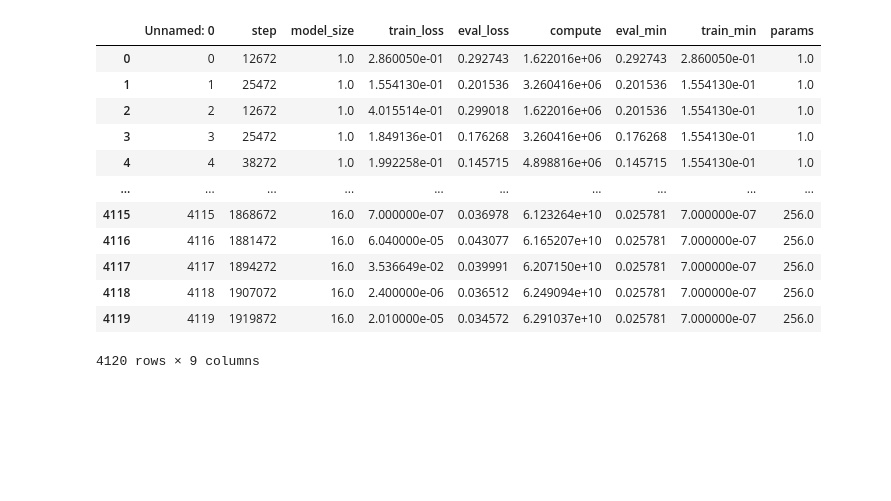
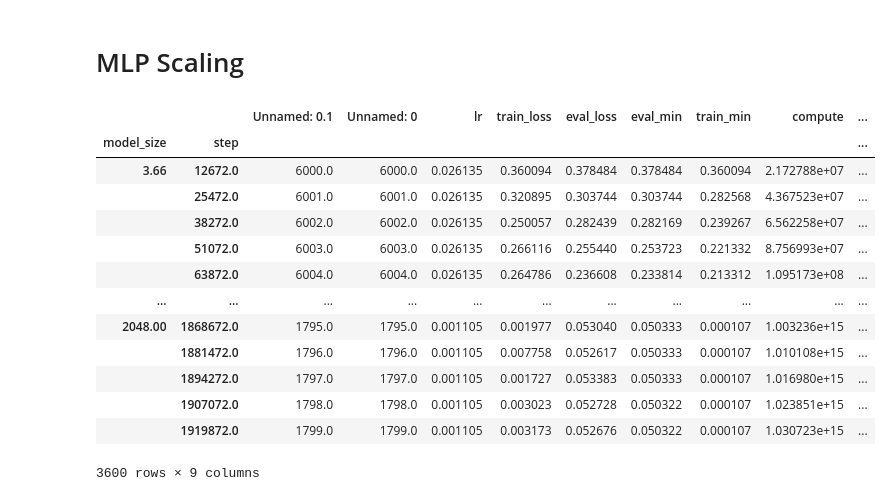
Before and after one commit to igm503/Deep-Learning-Replications-and-Experiments, a Jupyter notebook: Scaling Laws/visualize.ipynb, the cells around one changed output. Saved outputs shown, nothing was run; the diff lists cells and outputs as text; code cells hidden in the pictures; blank space fills up the shorter version.

```diff
--- a/Scaling Laws/visualize.ipynb
+++ b/Scaling Laws/visualize.ipynb
@@ -2,21 +2,27 @@
 import matplotlib.pyplot as plt
 import seaborn as sns
 import pandas as pd
-from training_utils import add_vars
-
-
-scaling_data = pd.read_csv('complete_scaling_data.csv')
+import numpy as np
+from sklearn.linear_model import LinearRegression
-# %% [output]
-|  | Unnamed: 0 | step | model_size | train_loss | eval_loss | compute | eval_min | train_min | params |
-| 0 | 0 | 12672 | 1.0 | 2.860050e-01 | 0.292743 | 1.622016e+06 | 0.292743 | 2.860050e-01 | 1.0 |
-| 1 | 1 | 25472 | 1.0 | 1.554130e-01 | 0.201536 | 3.260416e+06 | 0.201536 | 1.554130e-01 | 1.0 |
-| 2 | 2 | 12672 | 1.0 | 4.015514e-01 | 0.299018 | 1.622016e+06 | 0.201536 | 1.554130e-01 | 1.0 |
-| 3 | 3 | 25472 | 1.0 | 1.849136e-01 | 0.176268 | 3.260416e+06 | 0.176268 | 1.554130e-01 | 1.0 |
-| 4 | 4 | 38272 | 1.0 | 1.992258e-01 | 0.145715 | 4.898816e+06 | 0.145715 | 1.554130e-01 | 1.0 |
-| ... | ... | ... | ... | ... | ... | ... | ... | ... | ... |
-| 4115 | 4115 | 1868672 | 16.0 | 7.000000e-07 | 0.036978 | 6.123264e+10 | 0.025781 | 7.000000e-07 | 256.0 |
-| 4116 | 4116 | 1881472 | 16.0 | 6.040000e-05 | 0.043077 | 6.165207e+10 | 0.025781 | 7.000000e-07 | 256.0 |
-| 4117 | 4117 | 1894272 | 16.0 | 3.536649e-02 | 0.039991 | 6.207150e+10 | 0.025781 | 7.000000e-07 | 256.0 |
-| 4118 | 4118 | 1907072 | 16.0 | 2.400000e-06 | 0.036512 | 6.249094e+10 | 0.025781 | 7.000000e-07 | 256.0 |
-| 4119 | 4119 | 1919872 | 16.0 | 2.010000e-05 | 0.034572 | 6.291037e+10 | 0.025781 | 7.000000e-07 | 256.0 |
-4120 rows × 9 columns
+# %% [markdown]
+# MLP Scaling
+# %%
+df = pd.read_csv('new_scheduler_linear_scaling.csv')
+avg_scaling_df = df.groupby(['model_size', 'step']).mean()
+min_scaling_df = df.groupby(['model_size', 'step']).min()
+avg_scaling_df
+# %% [output]
+|  |  | Unnamed: 0.1 | Unnamed: 0 | lr | train_loss | eval_loss | eval_min | train_min | compute | ... |
+| model_size | step |  |  |  |  |  |  |  |  | ... |
+| 3.66 | 12672.0 | 6000.0 | 6000.0 | 0.026135 | 0.360094 | 0.378484 | 0.378484 | 0.360094 | 2.172788e+07 | ... |
+|  | 25472.0 | 6001.0 | 6001.0 | 0.026135 | 0.320895 | 0.303744 | 0.303744 | 0.282568 | 4.367523e+07 | ... |
+|  | 38272.0 | 6002.0 | 6002.0 | 0.026135 | 0.250057 | 0.282439 | 0.282169 | 0.239267 | 6.562258e+07 | ... |
+|  | 51072.0 | 6003.0 | 6003.0 | 0.026135 | 0.266116 | 0.255440 | 0.253723 | 0.221332 | 8.756993e+07 | ... |
+|  | 63872.0 | 6004.0 | 6004.0 | 0.026135 | 0.264786 | 0.236608 | 0.233814 | 0.213312 | 1.095173e+08 | ... |
+| ... | ... | ... | ... | ... | ... | ... | ... | ... | ... | ... |
+| 2048.00 | 1868672.0 | 1795.0 | 1795.0 | 0.001105 | 0.001977 | 0.053040 | 0.050333 | 0.000107 | 1.003236e+15 | ... |
+|  | 1881472.0 | 1796.0 | 1796.0 | 0.001105 | 0.007758 | 0.052617 | 0.050333 | 0.000107 | 1.010108e+15 | ... |
+|  | 1894272.0 | 1797.0 | 1797.0 | 0.001105 | 0.001727 | 0.053383 | 0.050333 | 0.000107 | 1.016980e+15 | ... |
+|  | 1907072.0 | 1798.0 | 1798.0 | 0.001105 | 0.003023 | 0.052728 | 0.050322 | 0.000107 | 1.023851e+15 | ... |
+|  | 1919872.0 | 1799.0 | 1799.0 | 0.001105 | 0.003173 | 0.052676 | 0.050322 | 0.000107 | 1.030723e+15 | ... |
+3600 rows × 9 columns
```
Also changed, not shown: parts of 16 cells of this notebook, 3 other files.
